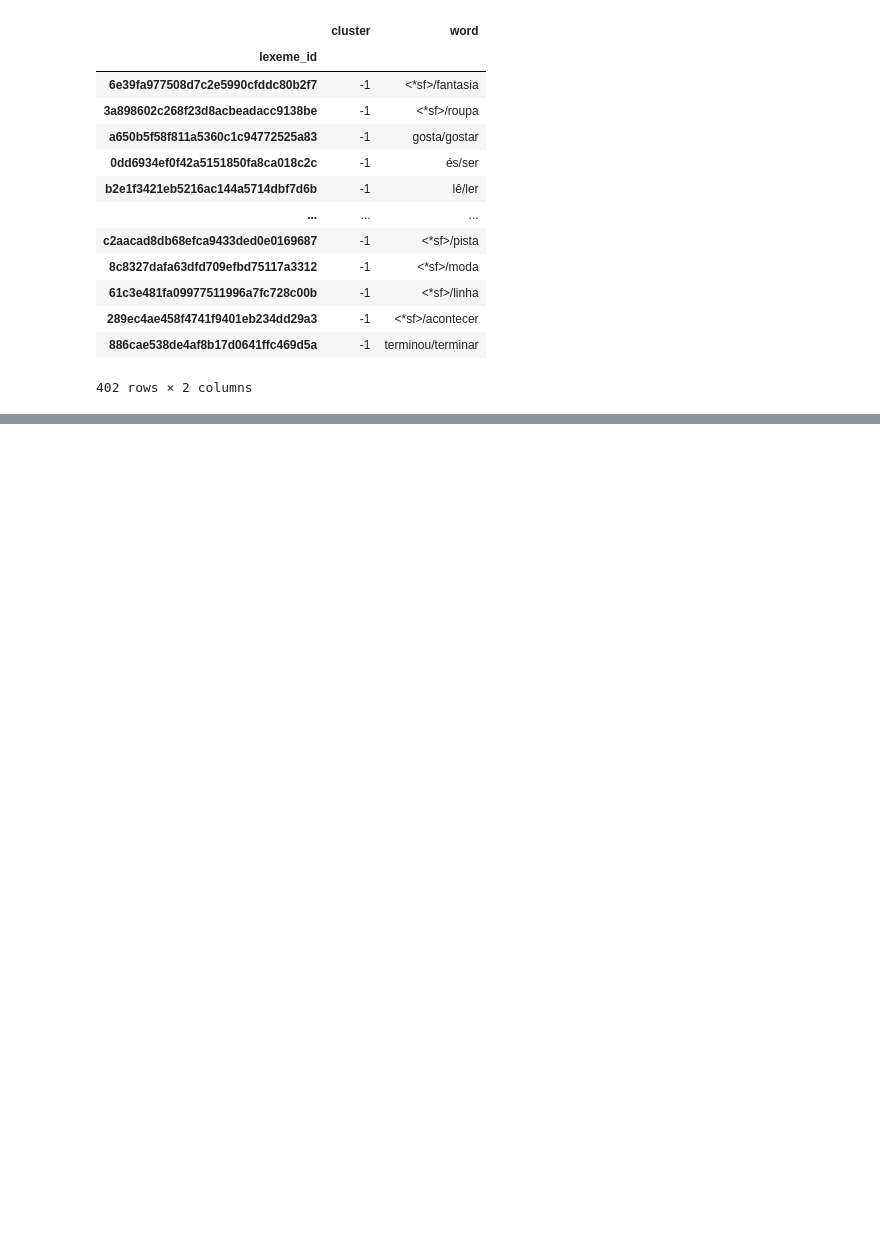
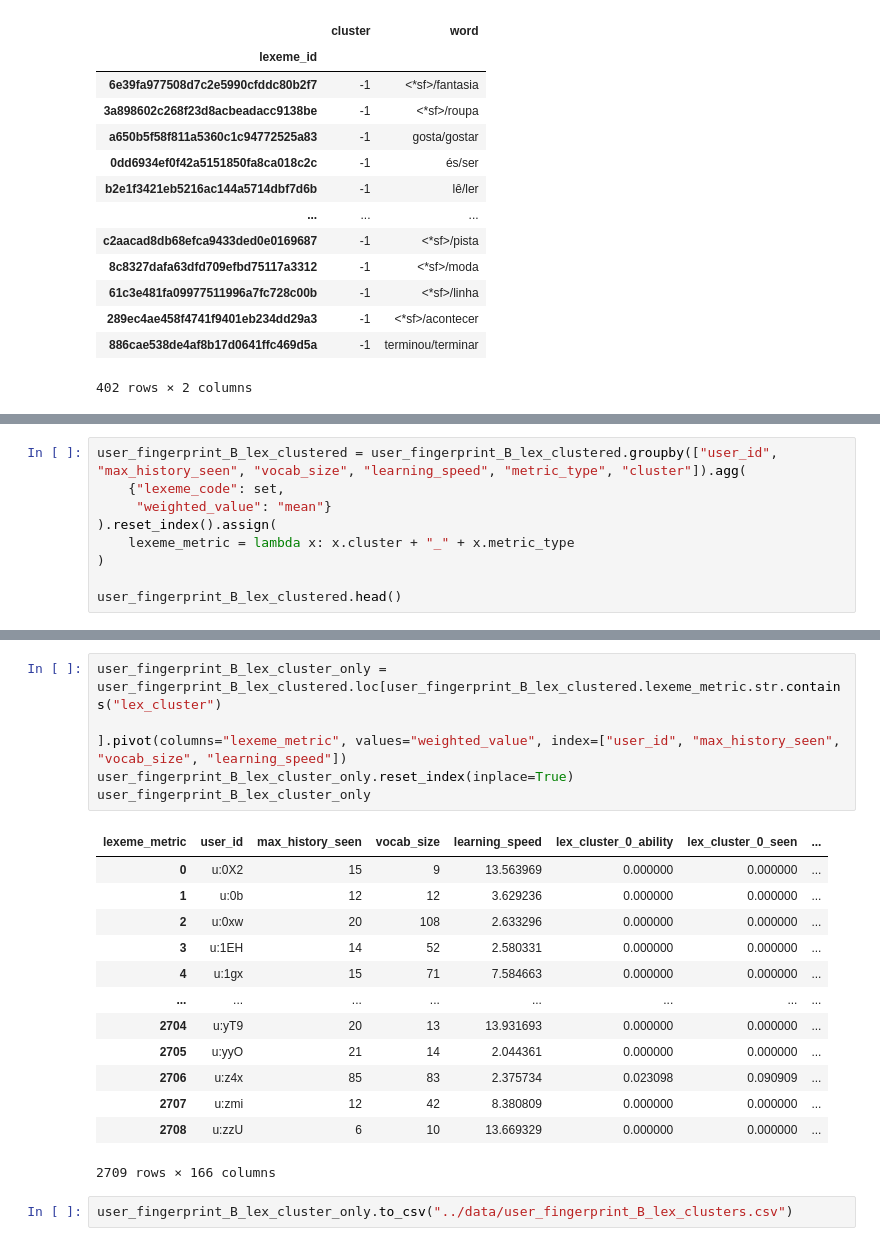
Before and after one commit to andrea-chong/KULDatathon2026, a Jupyter notebook: notebooks/lexeme_clustering.ipynb, the cells around one changed output, grey strips where cells are left out. Drawn from its saved outputs; the diff is of its cells as text; blank space fills up the shorter version.

```diff
--- a/notebooks/lexeme_clustering.ipynb
+++ b/notebooks/lexeme_clustering.ipynb
@@ -347,0 +423,9 @@ lexeme_cluster_results.loc[lexeme_cluster_results.cluster<0]
+# %%
+user_fingerprint_B_lex_clustered = user_fingerprint_B_lex_clustered.groupby(["user_id", "max_history_seen", "vocab_size", "learning_speed", "metric_type", "cluster"]).agg(
+    {"lexeme_code": set,
+     "weighted_value": "mean"}
+).reset_index().assign(
+    lexeme_metric = lambda x: x.cluster + "_" + x.metric_type
+)
+
+user_fingerprint_B_lex_clustered.head()
@@ -347,0 +439,21 @@ lexeme_cluster_results.loc[lexeme_cluster_results.cluster<0]
+# %%
+user_fingerprint_B_lex_cluster_only = user_fingerprint_B_lex_clustered.loc[user_fingerprint_B_lex_clustered.lexeme_metric.str.contains("lex_cluster")
+                                                                           ].pivot(columns="lexeme_metric", values="weighted_value", index=["user_id", "max_history_seen", "vocab_size", "learning_speed"])
+user_fingerprint_B_lex_cluster_only.reset_index(inplace=True)
+user_fingerprint_B_lex_cluster_only
+# %% [output]
+| lexeme_metric | user_id | max_history_seen | vocab_size | learning_speed | lex_cluster_0_ability | lex_cluster_0_seen | ... |
+| 0 | u:0X2 | 15 | 9 | 13.563969 | 0.000000 | 0.000000 | ... |
+| 1 | u:0b | 12 | 12 | 3.629236 | 0.000000 | 0.000000 | ... |
+| 2 | u:0xw | 20 | 108 | 2.633296 | 0.000000 | 0.000000 | ... |
+| 3 | u:1EH | 14 | 52 | 2.580331 | 0.000000 | 0.000000 | ... |
+| 4 | u:1gx | 15 | 71 | 7.584663 | 0.000000 | 0.000000 | ... |
+| ... | ... | ... | ... | ... | ... | ... | ... |
+| 2704 | u:yT9 | 20 | 13 | 13.931693 | 0.000000 | 0.000000 | ... |
+| 2705 | u:yyO | 21 | 14 | 2.044361 | 0.000000 | 0.000000 | ... |
+| 2706 | u:z4x | 85 | 83 | 2.375734 | 0.023098 | 0.090909 | ... |
+| 2707 | u:zmi | 12 | 42 | 8.380809 | 0.000000 | 0.000000 | ... |
+| 2708 | u:zzU | 6 | 10 | 13.669329 | 0.000000 | 0.000000 | ... |
+2709 rows × 166 columns
+# %%
+user_fingerprint_B_lex_cluster_only.to_csv("../data/user_fingerprint_B_lex_clusters.csv")
```
Also changed, not shown: parts of 7 cells of this notebook, 1 other file.
